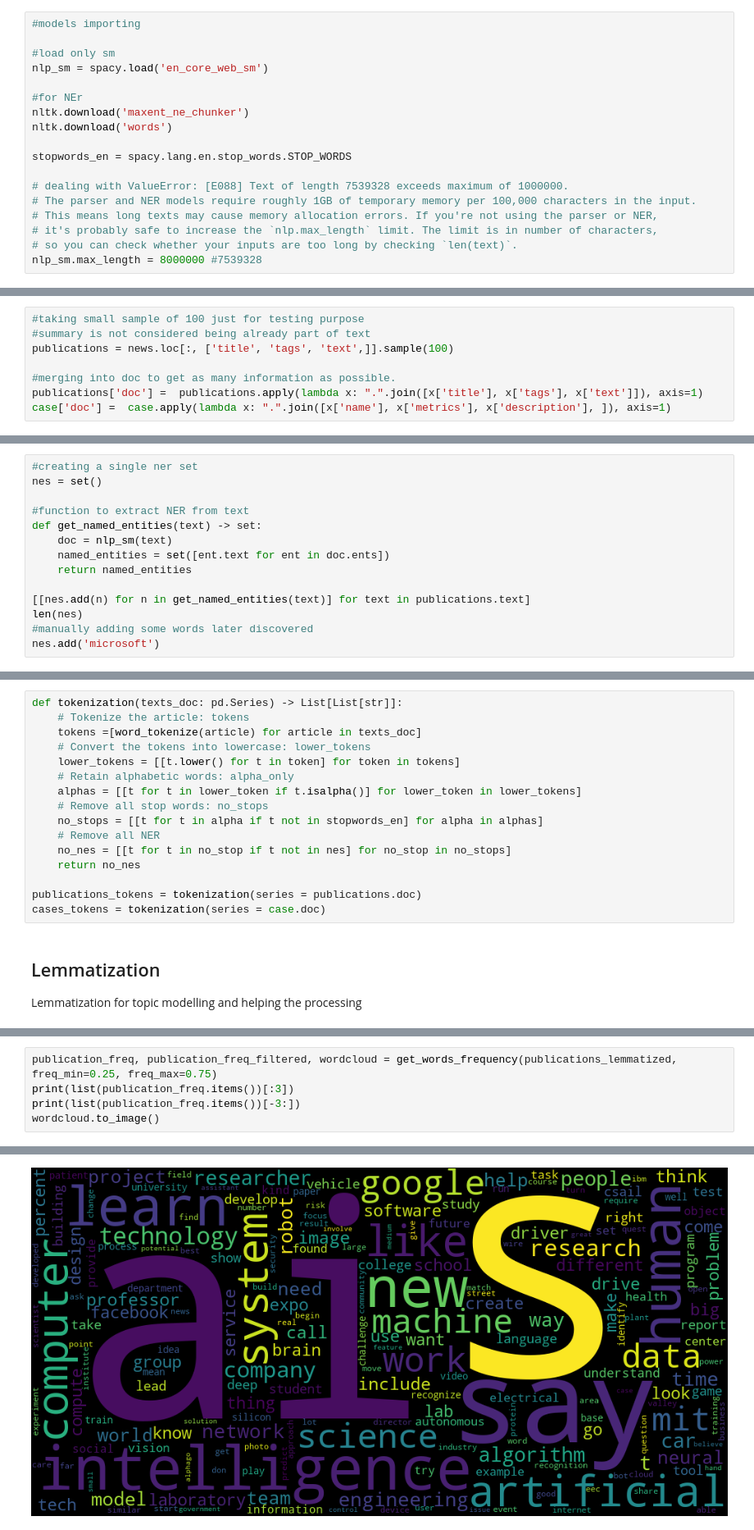
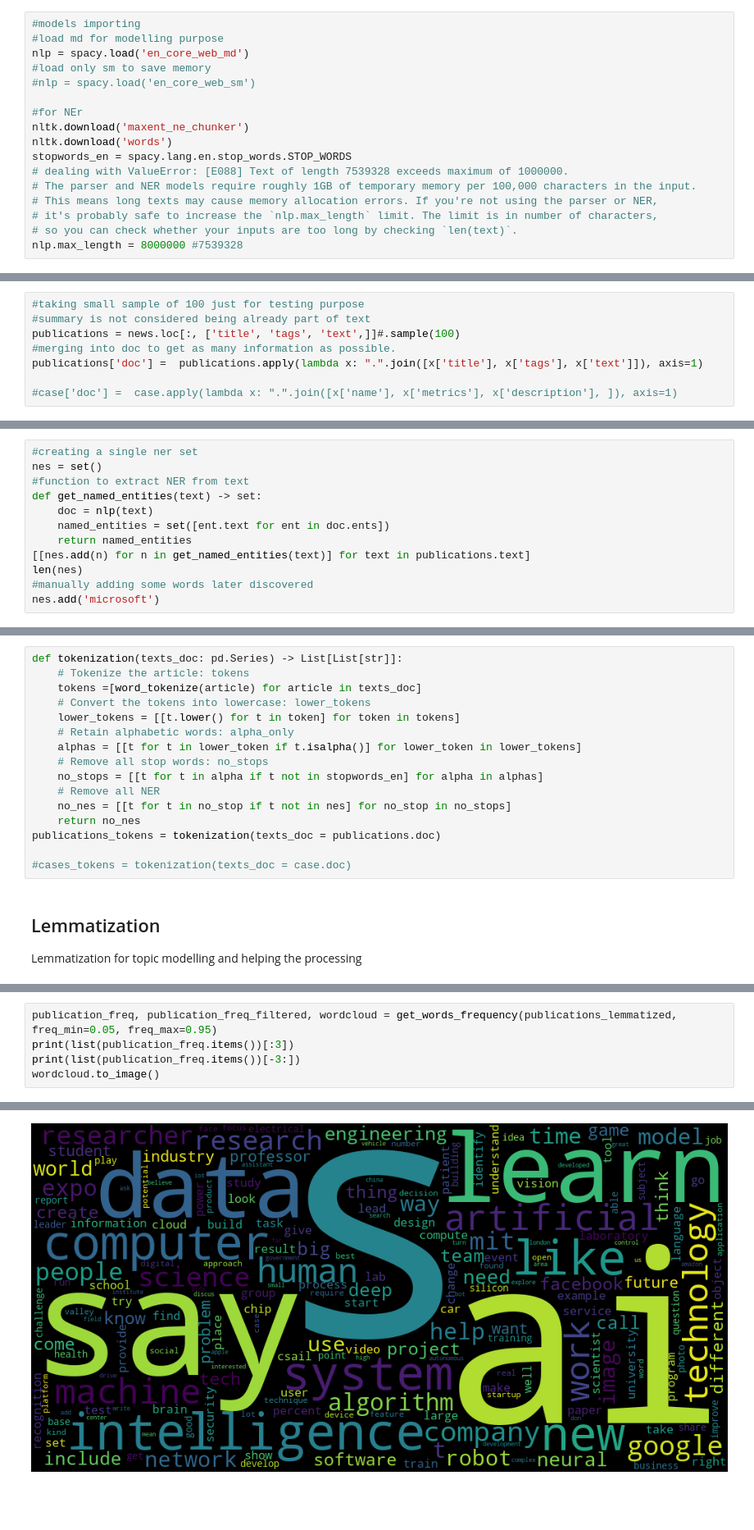
Before and after one commit to ankitahaldia/NLP-project, a Jupyter notebook: assets/process_overview.ipynb, the cells around one changed output, grey strips where cells are left out. Shown at 82% size. Saved outputs shown, nothing was run; the diff lists cells and outputs as text; blank space fills up the shorter version.

Commit message:
only automative list

```diff
--- a/assets/process_overview.ipynb
+++ b/assets/process_overview.ipynb
@@ -49,21 +53,20 @@ from typing import List
 # %%
 #models importing
-
-#load only sm
-nlp_sm = spacy.load('en_core_web_sm')
+#load md for modelling purpose
+nlp = spacy.load('en_core_web_md')
+#load only sm to save memory
+#nlp = spacy.load('en_core_web_sm')
 
 #for NEr
 nltk.download('maxent_ne_chunker')
 nltk.download('words')
-
 stopwords_en = spacy.lang.en.stop_words.STOP_WORDS
-
 # dealing with ValueError: [E088] Text of length 7539328 exceeds maximum of 1000000.
 # The parser and NER models require roughly 1GB of temporary memory per 100,000 characters in the input.
 # This means long texts may cause memory allocation errors. If you're not using the parser or NER,
 # it's probably safe to increase the `nlp.max_length` limit. The limit is in number of characters,
 # so you can check whether your inputs are too long by checking `len(text)`.
-nlp_sm.max_length = 8000000 #7539328
+nlp.max_length = 8000000 #7539328
 # %% [output]
 [nltk_data] Downloading package maxent_ne_chunker to
 [nltk_data]     C:\Users\Fra\AppData\Roaming\nltk_data...
@@ -92,23 +106,21 @@ usecases: pd.DataFrame = pd.read_csv(USECASES, delimiter=';', encoding='cp1252')
 # %%
 #taking small sample of 100 just for testing purpose
 #summary is not considered being already part of text
-publications = news.loc[:, ['title', 'tags', 'text',]].sample(100)
-
+publications = news.loc[:, ['title', 'tags', 'text',]]#.sample(100)
 #merging into doc to get as many information as possible.
 publications['doc'] =  publications.apply(lambda x: ".".join([x['title'], x['tags'], x['text']]), axis=1)
-case['doc'] =  case.apply(lambda x: ".".join([x['name'], x['metrics'], x['description'], ]), axis=1)
+
+#case['doc'] =  case.apply(lambda x: ".".join([x['name'], x['metrics'], x['description'], ]), axis=1)
 # %% [markdown]
 ## Creating set of NER
 # %%
 #creating a single ner set
 nes = set()
-
 #function to extract NER from text
 def get_named_entities(text) -> set:
-    doc = nlp_sm(text)
+    doc = nlp(text)
     named_entities = set([ent.text for ent in doc.ents])
     return named_entities
-
 [[nes.add(n) for n in get_named_entities(text)] for text in publications.text]
 len(nes)
 #manually adding some words later discovered
@@ -128,9 +140,9 @@ def tokenization(texts_doc: pd.Series) -> List[List[str]]:
     # Remove all NER
     no_nes = [[t for t in no_stop if t not in nes] for no_stop in no_stops]
     return no_nes
+publications_tokens = tokenization(texts_doc = publications.doc)
 
-publications_tokens = tokenization(series = publications.doc)
-cases_tokens = tokenization(series = case.doc)
+#cases_tokens = tokenization(texts_doc = case.doc)
 # %% [markdown]
 ## Lemmatization
 Lemmatization for topic modelling and helping the processing
@@ -178,7 +188,7 @@ def get_words_frequency(docs_lemmatized: List[List[str]], freq_min = None, freq_
         rel_freq_filtered = {k: v for k, v in rel_freq_filtered.items() if v < freq_max}
     return rel_freq, rel_freq_filtered, wordcloud
 # %%
-publication_freq, publication_freq_filtered, wordcloud = get_words_frequency(publications_lemmatized, freq_min=0.25, freq_max=0.75)
+publication_freq, publication_freq_filtered, wordcloud = get_words_frequency(publications_lemmatized, freq_min=0.05, freq_max=0.95)
 print(list(publication_freq.items())[:3])
 print(list(publication_freq.items())[-3:])
 wordcloud.to_image()
@@ -188,4 +198,4 @@ wordcloud.to_image()
-[figure, old version]
+[figure, new version]
 # %%
 print(list(publication_freq_filtered.items())[:3])
 print(list(publication_freq_filtered.items())[-3:])
```
Also changed, not shown: parts of 27 cells of this notebook.
